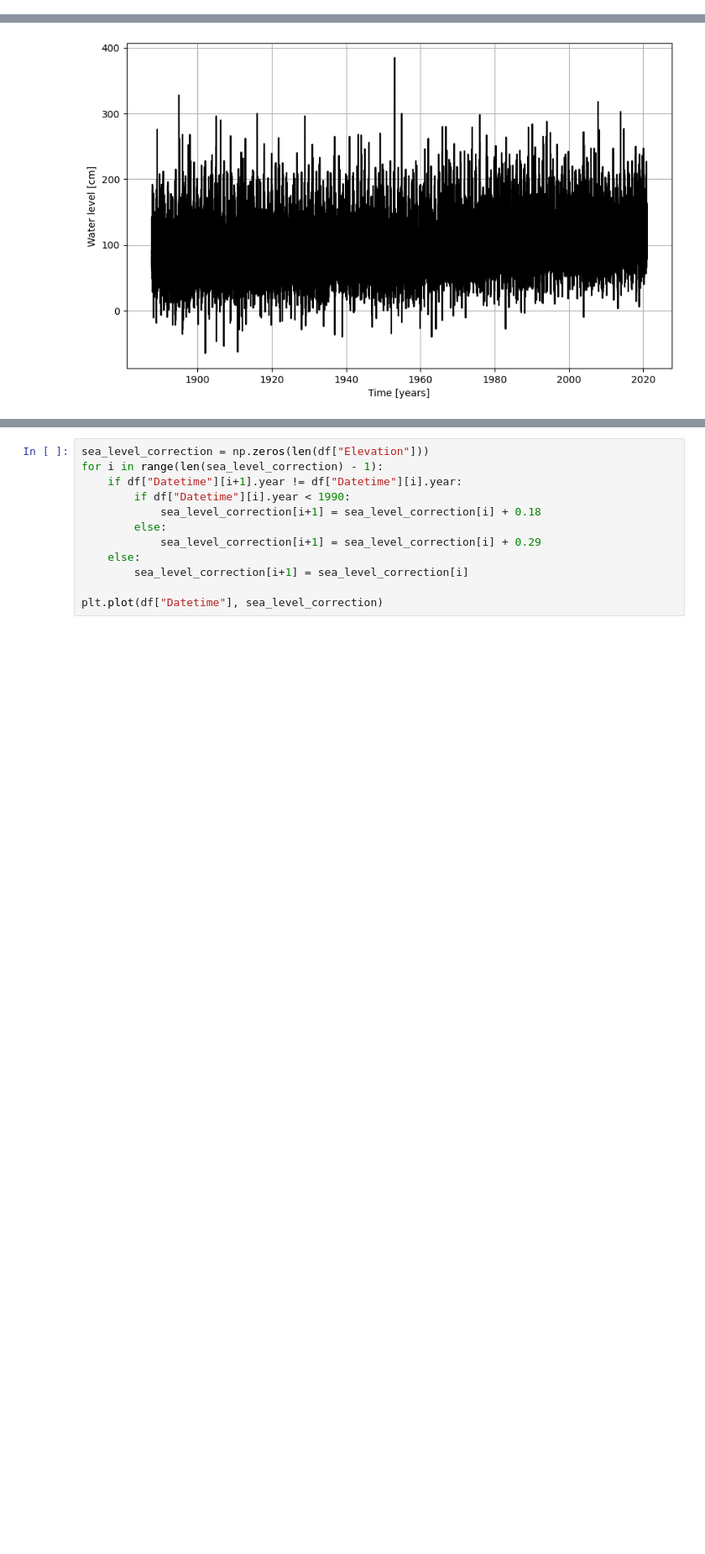
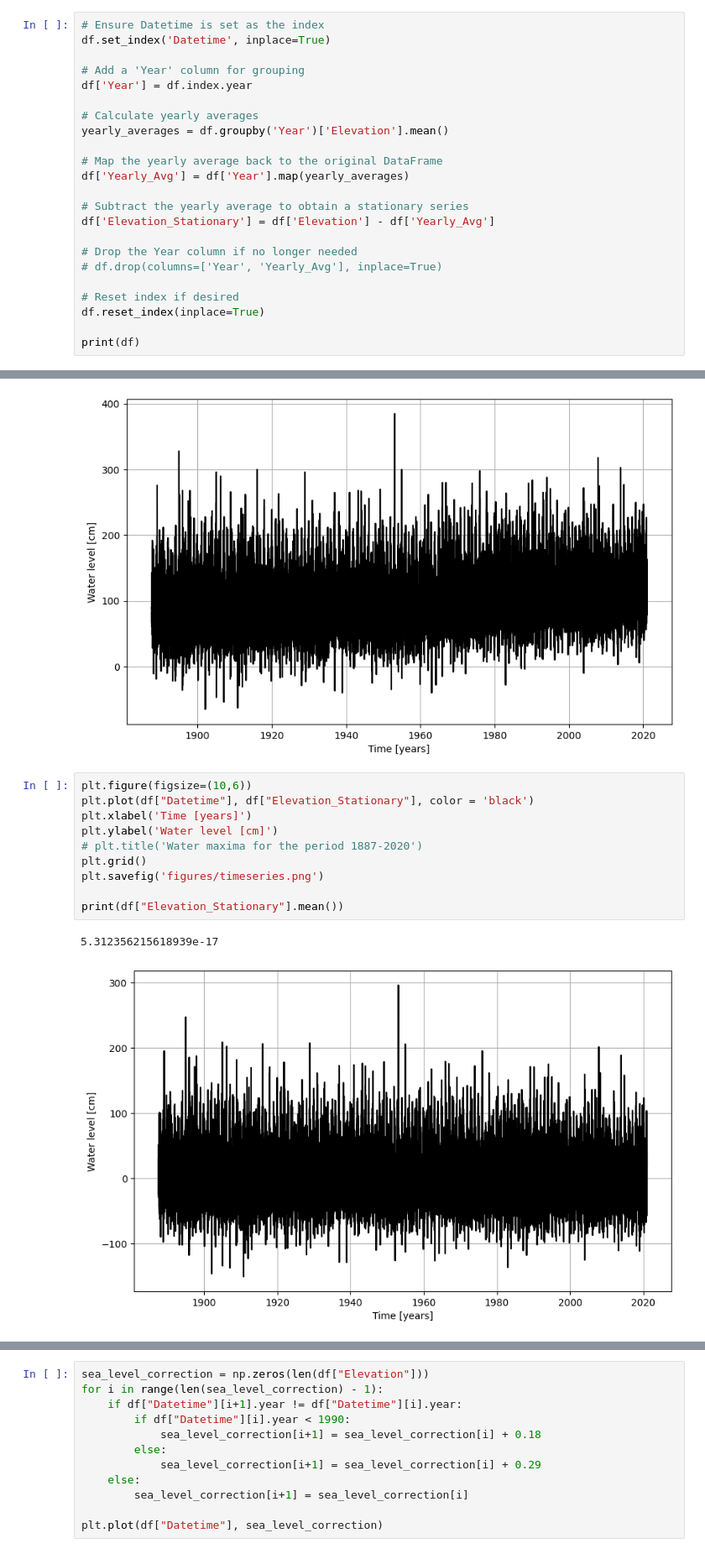
Before and after one commit to wwaasdorp/MORE_THE_BEST_GROUP, a Jupyter notebook: Watch_Data.ipynb, the cells around one changed output, grey strips where cells are left out. Shown: that part at 84% size. Cells and saved outputs as stored; diff of their text form; blank space fills up the shorter version.

Commit message:
Subtract and extract yearly averages from the data

```diff
--- a/Watch_Data.ipynb
+++ b/Watch_Data.ipynb
@@ -24,3 +24,26 @@ df.head()
 | 2 | 1887-08-02 01:30:00 | 72 |
 | 3 | 1887-08-02 14:20:00 | 72 |
 | 4 | 1887-08-03 02:25:00 | 91 |
+# %%
+# Ensure Datetime is set as the index
+df.set_index('Datetime', inplace=True)
+
+# Add a 'Year' column for grouping
+df['Year'] = df.index.year
+
+# Calculate yearly averages
+yearly_averages = df.groupby('Year')['Elevation'].mean()
+
+# Map the yearly average back to the original DataFrame
+df['Yearly_Avg'] = df['Year'].map(yearly_averages)
+
+# Subtract the yearly average to obtain a stationary series
+df['Elevation_Stationary'] = df['Elevation'] - df['Yearly_Avg']
+
+# Drop the Year column if no longer needed
+# df.drop(columns=['Year', 'Yearly_Avg'], inplace=True)
+
+# Reset index if desired
+df.reset_index(inplace=True)
+
+print(df)
@@ -34,3 +72,16 @@ plt.grid()
 plt.savefig('figures/timeseries.png')
 # %% [output]
 [figure]
+# %%
+plt.figure(figsize=(10,6))
+plt.plot(df["Datetime"], df["Elevation_Stationary"], color = 'black')
+plt.xlabel('Time [years]')
+plt.ylabel('Water level [cm]')
+# plt.title('Water maxima for the period 1887-2020')
+plt.grid()
+plt.savefig('figures/timeseries.png')
+
+print(df["Elevation_Stationary"].mean())
+# %% [output]
+5.312356215618939e-17
+[figure, added]
```
Also changed, not shown: parts of 3 cells of this notebook, 1 other file.
